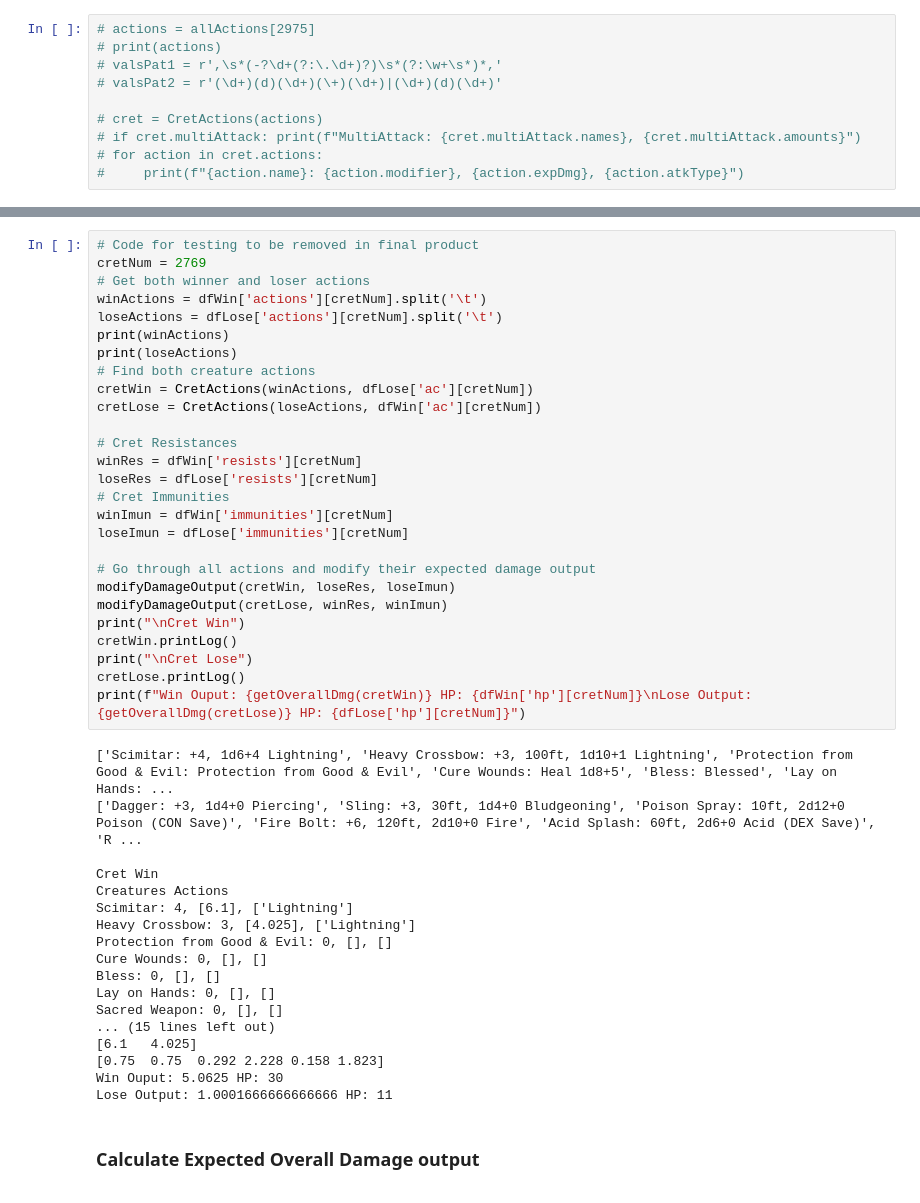
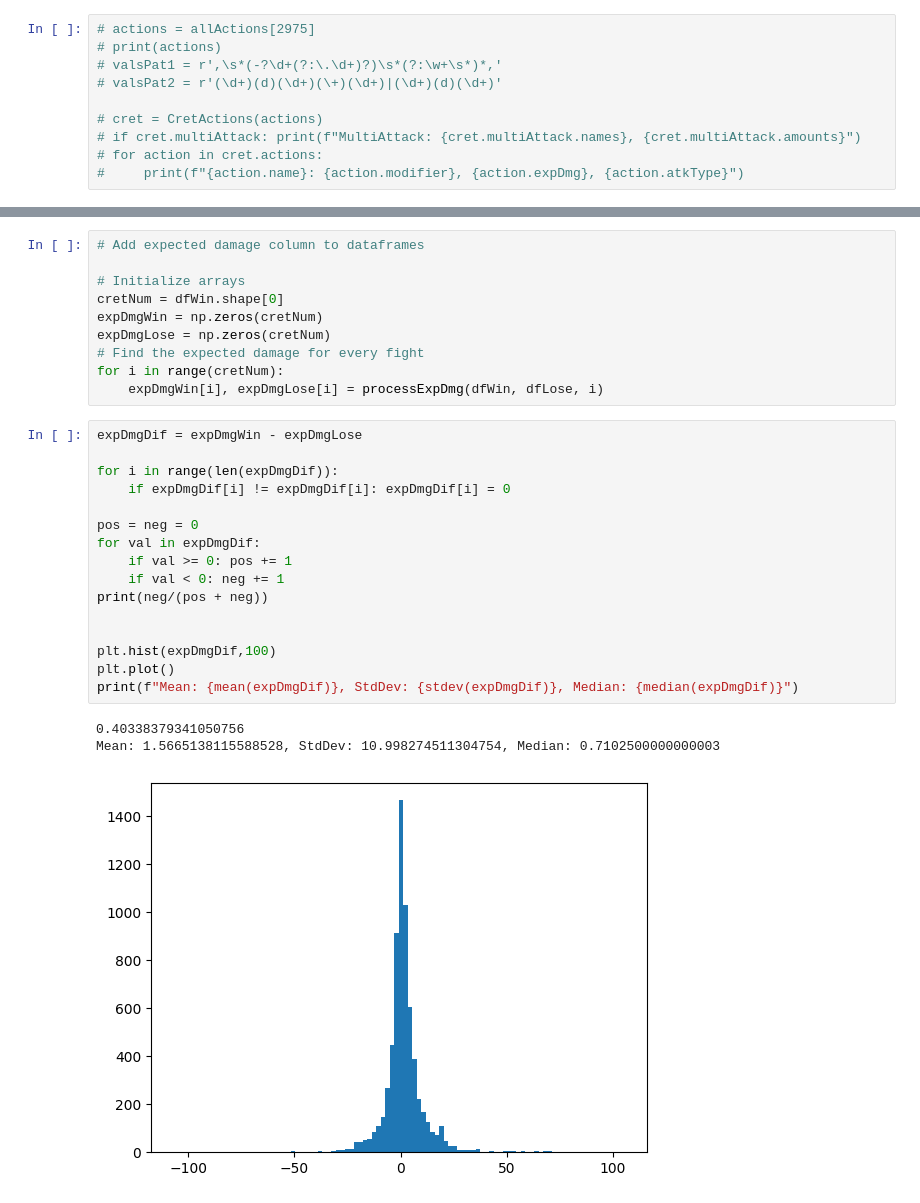
Before and after one commit to marcus-wrrn/Goblin_Bot, a Jupyter notebook: goblin_preprocess.ipynb, the cells around one changed output, grey strips where cells are left out. Saved outputs shown, nothing was run; the diff lists cells and outputs as text.

Commit message:
Added analysis of expDmg of all fights

```diff
--- a/goblin_preprocess.ipynb
+++ b/goblin_preprocess.ipynb
@@ -412,47 +395,30 @@ Lose Output: 1.0001666666666666 HP: 11
-# %%
-# Code for testing to be removed in final product
-cretNum = 2769
-# Get both winner and loser actions
-winActions = dfWin['actions'][cretNum].split('\t')
-loseActions = dfLose['actions'][cretNum].split('\t')
-print(winActions)
-print(loseActions)
-# Find both creature actions
-cretWin = CretActions(winActions, dfLose['ac'][cretNum])
-cretLose = CretActions(loseActions, dfWin['ac'][cretNum])
-
-# Cret Resistances
-winRes = dfWin['resists'][cretNum]
-loseRes = dfLose['resists'][cretNum]
-# Cret Immunities
-winImun = dfWin['immunities'][cretNum]
-loseImun = dfLose['immunities'][cretNum]
-
-# Go through all actions and modify their expected damage output
-modifyDamageOutput(cretWin, loseRes, loseImun)
-modifyDamageOutput(cretLose, winRes, winImun)
-print("\nCret Win")
-cretWin.printLog()
-print("\nCret Lose")
-cretLose.printLog()
-print(f"Win Ouput: {getOverallDmg(cretWin)} HP: {dfWin['hp'][cretNum]}\nLose Output: {getOverallDmg(cretLose)} HP: {dfLose['hp'][cretNum]}")
-# %% [output]
-['Scimitar: +4, 1d6+4 Lightning', 'Heavy Crossbow: +3, 100ft, 1d10+1 Lightning', 'Protection from Good & Evil: Protection from Good & Evil', 'Cure Wounds: Heal 1d8+5', 'Bless: Blessed', 'Lay on Hands: ...
-['Dagger: +3, 1d4+0 Piercing', 'Sling: +3, 30ft, 1d4+0 Bludgeoning', 'Poison Spray: 10ft, 2d12+0 Poison (CON Save)', 'Fire Bolt: +6, 120ft, 2d10+0 Fire', 'Acid Splash: 60ft, 2d6+0 Acid (DEX Save)', 'R ...
-
-Cret Win
-Creatures Actions
-Scimitar: 4, [6.1], ['Lightning']
-Heavy Crossbow: 3, [4.025], ['Lightning']
-Protection from Good & Evil: 0, [], []
-Cure Wounds: 0, [], []
-Bless: 0, [], []
-Lay on Hands: 0, [], []
-Sacred Weapon: 0, [], []
-... (15 lines left out)
-[6.1   4.025]
-[0.75  0.75  0.292 2.228 0.158 1.823]
-Win Ouput: 5.0625 HP: 30
-Lose Output: 1.0001666666666666 HP: 11
-# %% [markdown]
-### Calculate Expected Overall Damage output
+# %%
+# Add expected damage column to dataframes
+
+# Initialize arrays
+cretNum = dfWin.shape[0]
+expDmgWin = np.zeros(cretNum)
+expDmgLose = np.zeros(cretNum)
+# Find the expected damage for every fight
+for i in range(cretNum):
+    expDmgWin[i], expDmgLose[i] = processExpDmg(dfWin, dfLose, i)
+# %%
+expDmgDif = expDmgWin - expDmgLose
+
+for i in range(len(expDmgDif)):
+    if expDmgDif[i] != expDmgDif[i]: expDmgDif[i] = 0
+
+pos = neg = 0
+for val in expDmgDif:
+    if val >= 0: pos += 1
+    if val < 0: neg += 1
+print(neg/(pos + neg))
+
+
+plt.hist(expDmgDif,100)
+plt.plot()
+print(f"Mean: {mean(expDmgDif)}, StdDev: {stdev(expDmgDif)}, Median: {median(expDmgDif)}")
+# %% [output]
+0.40338379341050756
+Mean: 1.5665138115588528, StdDev: 10.998274511304754, Median: 0.7102500000000003
+[figure, added]
```
Also changed, not shown: parts of 3 cells of this notebook.
